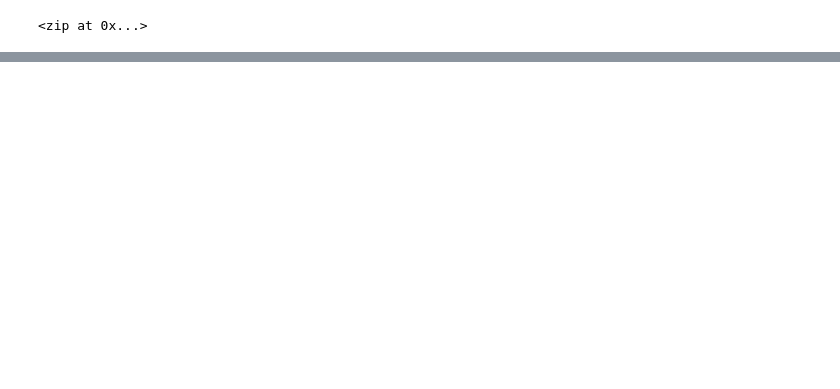
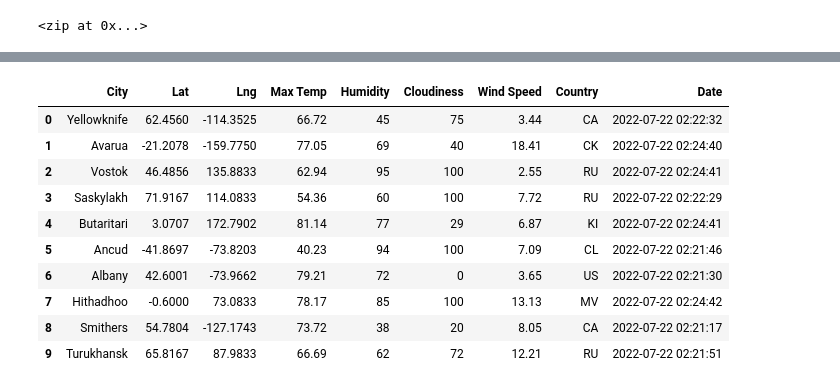
Before and after one commit to SirTonkaton/World_Weather_Analysis, a Jupyter notebook: WeatherPY.ipynb, the cells around one changed output, grey strips where cells are left out. Cells and saved outputs as stored; diff of their text form; code cells hidden in the pictures; blank space fills up the shorter version.

Commit message:
Add security and updates to WeatherPY

```diff
--- a/WeatherPY.ipynb
+++ b/WeatherPY.ipynb
@@ -93,0 +95,3 @@ len(cities)
+# %%
+# Starting URL for Weather Map API Call.
+url = "http://api.openweathermap.org/data/2.5/weather?units=Imperial&APPID=" + weather_api_key
@@ -93,0 +160,5 @@ len(cities)
+# %%
+# Create an endpoint URL for a city.
+city_url = url + "&q=" + "Boston"
+city_weather = requests.get(city_url)
+city_weather.json()
@@ -93,0 +225,10 @@ len(cities)
+# %%
+# Create an empty list to hold the weather data.
+city_data = []
+# Print the beginning of the logging.
+print("Beginning Data Retrieval     ")
+print("-----------------------------")
+
+# Create counters.
+record_count = 1
+set_count = 1
@@ -93,0 +308,16 @@ len(cities)
+# %%
+# Convert the array of dictionaries to a Pandas DataFrame.
+city_data_df = pd.DataFrame(city_data)
+city_data_df.head(10)
+# %% [output]
+|  | City | Lat | Lng | Max Temp | Humidity | Cloudiness | Wind Speed | Country | Date |
+| 0 | Yellowknife | 62.4560 | -114.3525 | 66.72 | 45 | 75 | 3.44 | CA | 2022-07-22 02:22:32 |
+| 1 | Avarua | -21.2078 | -159.7750 | 77.05 | 69 | 40 | 18.41 | CK | 2022-07-22 02:24:40 |
+| 2 | Vostok | 46.4856 | 135.8833 | 62.94 | 95 | 100 | 2.55 | RU | 2022-07-22 02:24:41 |
+| 3 | Saskylakh | 71.9167 | 114.0833 | 54.36 | 60 | 100 | 7.72 | RU | 2022-07-22 02:22:29 |
+| 4 | Butaritari | 3.0707 | 172.7902 | 81.14 | 77 | 29 | 6.87 | KI | 2022-07-22 02:24:41 |
+| 5 | Ancud | -41.8697 | -73.8203 | 40.23 | 94 | 100 | 7.09 | CL | 2022-07-22 02:21:46 |
+| 6 | Albany | 42.6001 | -73.9662 | 79.21 | 72 | 0 | 3.65 | US | 2022-07-22 02:21:30 |
+| 7 | Hithadhoo | -0.6000 | 73.0833 | 78.17 | 85 | 100 | 13.13 | MV | 2022-07-22 02:24:42 |
+| 8 | Smithers | 54.7804 | -127.1743 | 73.72 | 38 | 20 | 8.05 | CA | 2022-07-22 02:21:17 |
+| 9 | Turukhansk | 65.8167 | 87.9833 | 66.69 | 62 | 72 | 12.21 | RU | 2022-07-22 02:21:51 |
```
Also changed, not shown: parts of 25 cells of this notebook, 3 other files.
